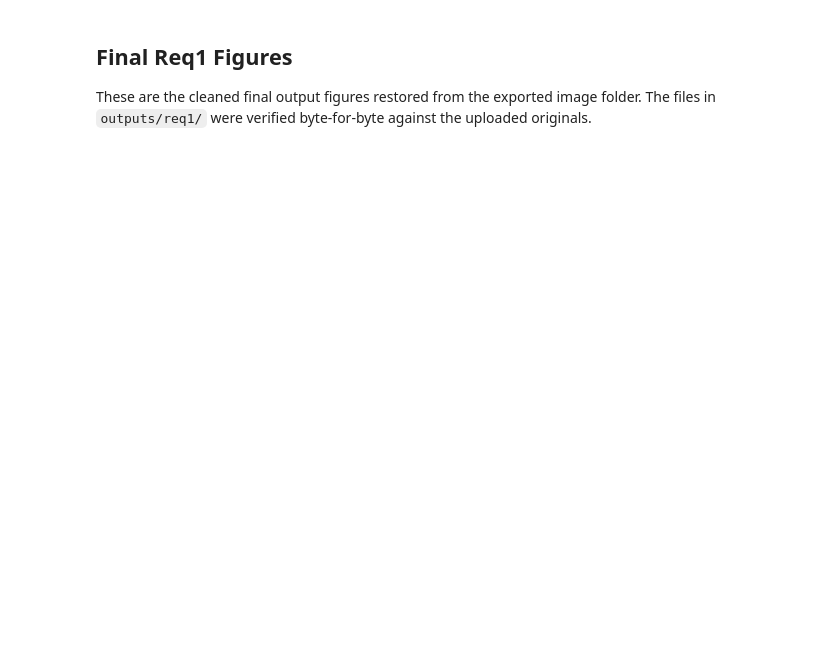
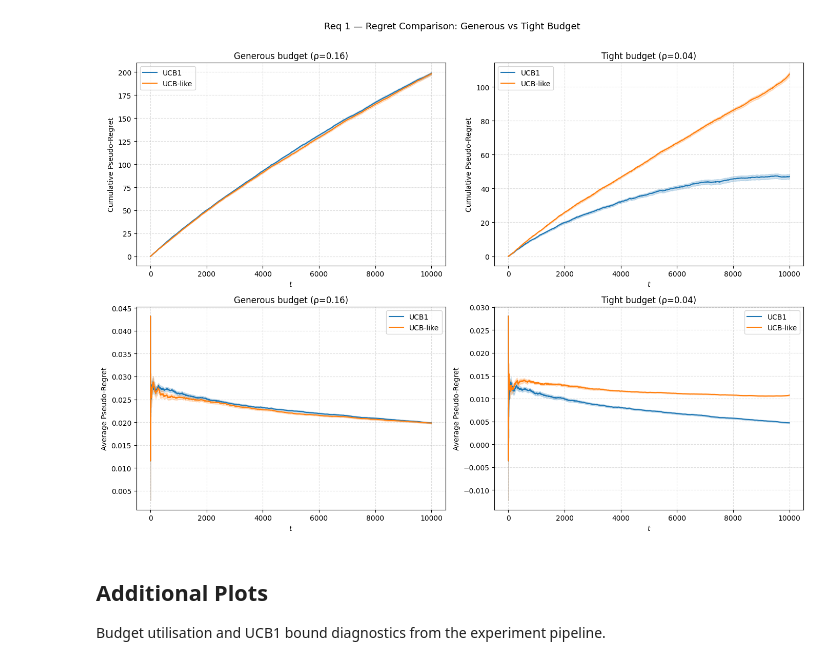
Before and after one commit to giutala/ola, a Jupyter notebook: deliverables/req1_single_campaign.ipynb, the cells around one changed output. Cells and saved outputs as stored; diff of their text form; code cells hidden in the pictures; blank space fills up the shorter version.

```diff
--- a/deliverables/req1_single_campaign.ipynb
+++ b/deliverables/req1_single_campaign.ipynb
@@ -144,5 +166,34 @@ markdown_table(
+# %%
+ts = np.arange(1, T + 1)
+scenarios = [
+    ("Generous budget (ρ=0.16)", "Generous / UCB1", "Generous / UCB-like", BUDGET_GENEROUS),
+    ("Tight budget (ρ=0.04)",    "Tight / UCB1",    "Tight / UCB-like",    BUDGET_TIGHT),
+]
+
+fig, axes = plt.subplots(2, 2, figsize=(14, 10))
+
+for col, (title, key1, key2, budget) in enumerate(scenarios):
+    for ax_row, ylabel, divisor in [(0, "Cumulative Pseudo-Regret", 1), (1, "Average Pseudo-Regret", ts)]:
+        ax = axes[ax_row, col]
+        for label, color in [(key1, "C0"), (key2, "C1")]:
+            _, res = results[label]
+            mean   = np.array(res["mean_regret"]) / divisor
+            stderr = np.array(res["std_regret"]) / np.sqrt(res["n_trials"]) / divisor
+            ax.plot(ts, mean, label=label.split(" / ")[1], color=color)
+            ax.fill_between(ts, mean - stderr, mean + stderr, alpha=0.2, color=color)
+        ax.set_title(title)
+        ax.set_xlabel("$t$")
+        ax.set_ylabel(ylabel)
+        ax.legend()
+        ax.grid(True, linestyle="--", alpha=0.4)
+
+plt.suptitle("Req 1 — Regret Comparison: Generous vs Tight Budget", fontsize=13, y=1.01)
+plt.tight_layout()
+plt.show()
+# %% [output]
+[figure, added]
 # %% [markdown]
-## Final Req1 Figures
+## Additional Plots
 
-These are the cleaned final output figures restored from the exported image folder. The files in `outputs/req1/` were verified byte-for-byte against the uploaded originals.
+Budget utilisation and UCB1 bound diagnostics from the experiment pipeline.
 # %%
```
Also changed, not shown: parts of 16 cells of this notebook, 49 other files.
